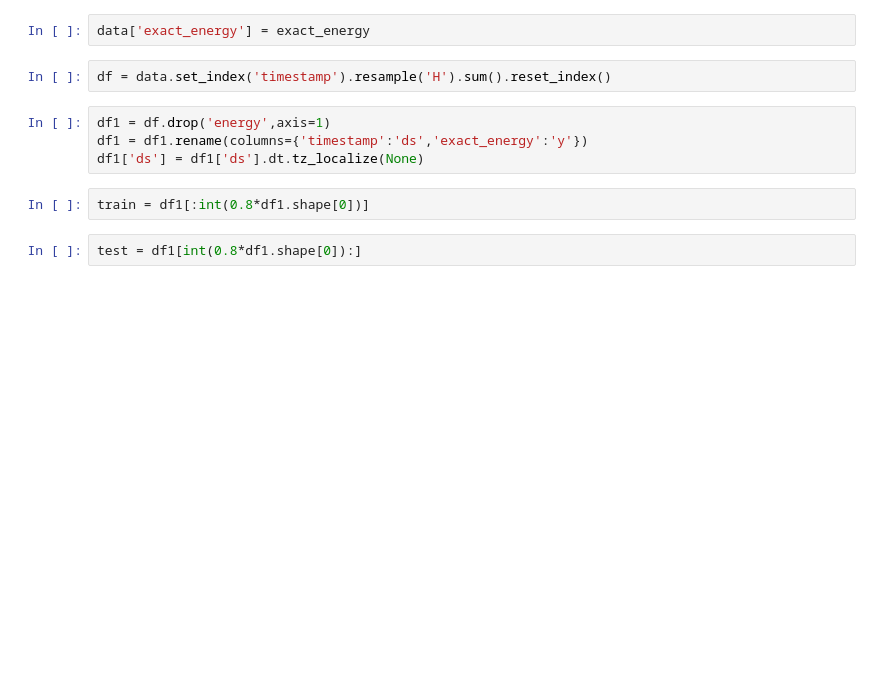
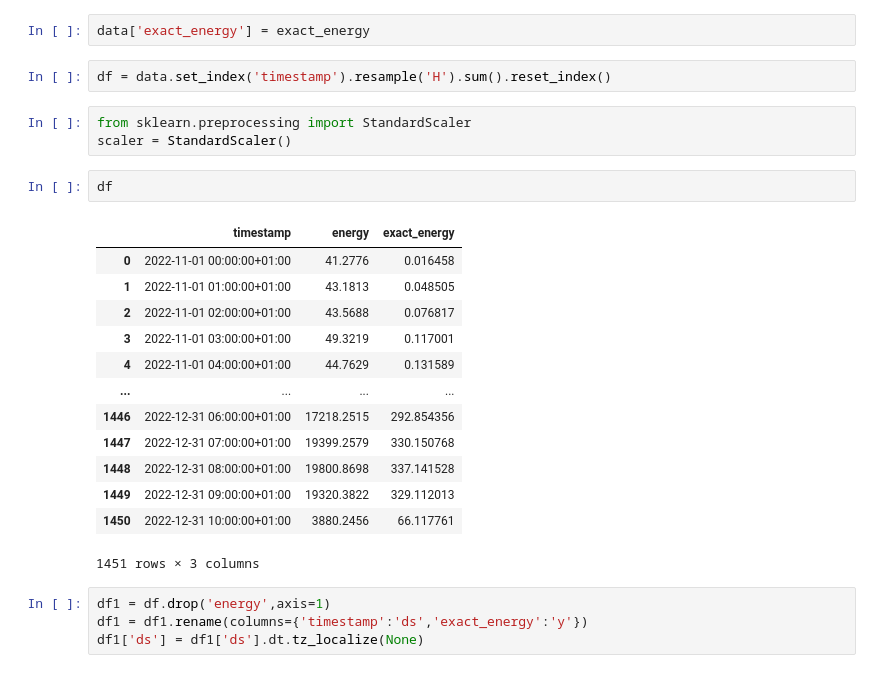
Before and after one commit to Oluwajuwon-O/project_notebooks, a Jupyter notebook: Forecasting/Forecast Redo.ipynb, the cells around one changed output. Drawn from its saved outputs; the diff is of its cells as text; blank space fills up the shorter version.

```diff
--- a/Forecasting/Forecast Redo.ipynb
+++ b/Forecasting/Forecast Redo.ipynb
@@ -185,11 +185,26 @@ exact_energy = energy_rate.cumsum()
 data['exact_energy'] = exact_energy
 # %%
 df = data.set_index('timestamp').resample('H').sum().reset_index()
+# %%
+from sklearn.preprocessing import StandardScaler
+scaler = StandardScaler()
+# %%
+df
+# %% [output]
+|  | timestamp | energy | exact_energy |
+| 0 | 2022-11-01 00:00:00+01:00 | 41.2776 | 0.016458 |
+| 1 | 2022-11-01 01:00:00+01:00 | 43.1813 | 0.048505 |
+| 2 | 2022-11-01 02:00:00+01:00 | 43.5688 | 0.076817 |
+| 3 | 2022-11-01 03:00:00+01:00 | 49.3219 | 0.117001 |
+| 4 | 2022-11-01 04:00:00+01:00 | 44.7629 | 0.131589 |
+| ... | ... | ... | ... |
+| 1446 | 2022-12-31 06:00:00+01:00 | 17218.2515 | 292.854356 |
+| 1447 | 2022-12-31 07:00:00+01:00 | 19399.2579 | 330.150768 |
+| 1448 | 2022-12-31 08:00:00+01:00 | 19800.8698 | 337.141528 |
+| 1449 | 2022-12-31 09:00:00+01:00 | 19320.3822 | 329.112013 |
+| 1450 | 2022-12-31 10:00:00+01:00 | 3880.2456 | 66.117761 |
+1451 rows × 3 columns
 # %%
 df1 = df.drop('energy',axis=1)
 df1 = df1.rename(columns={'timestamp':'ds','exact_energy':'y'})
 df1['ds'] = df1['ds'].dt.tz_localize(None)
-# %%
-train = df1[:int(0.8*df1.shape[0])]
-# %%
-test = df1[int(0.8*df1.shape[0]):]
```
Also changed, not shown: parts of 10 cells of this notebook.
